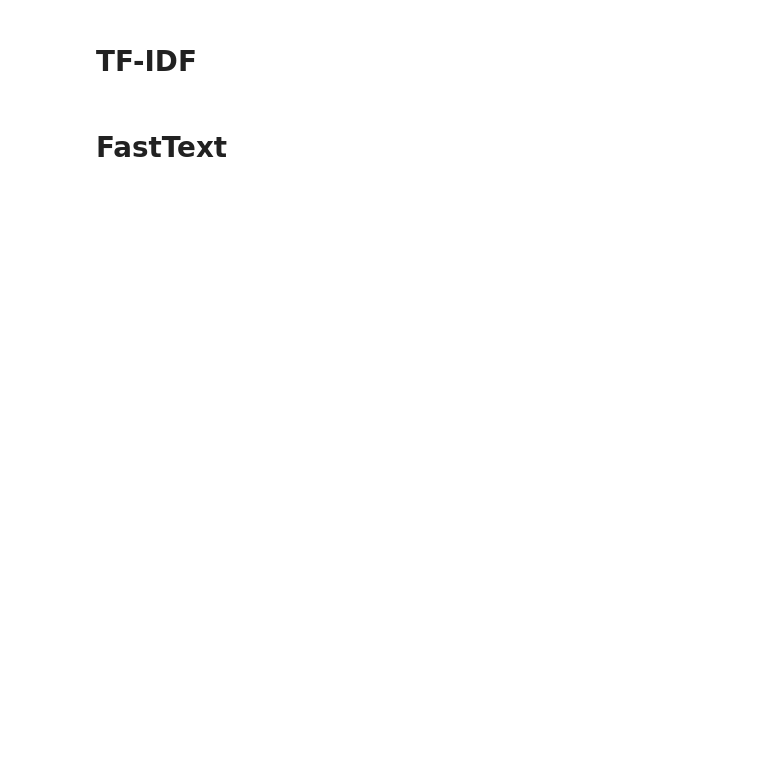
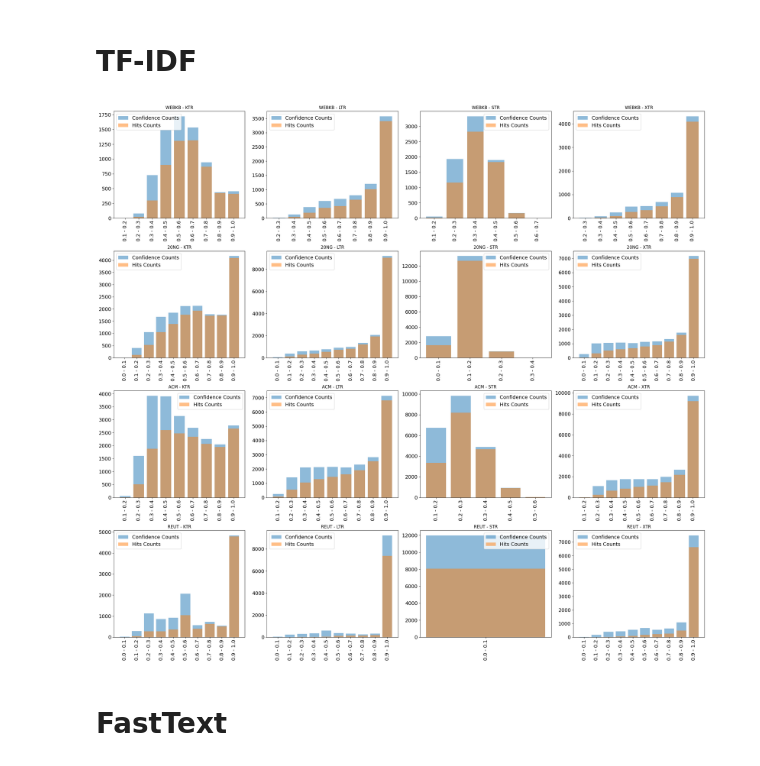
Before and after one commit to warSantos/MS, a Jupyter notebook: analysis/analysis_stacking/hits_by_probs_train.ipynb, the cells around one changed output. Saved outputs shown, nothing was run; the diff lists cells and outputs as text; code cells hidden in the pictures; blank space fills up the shorter version.

```diff
--- a/analysis/analysis_stacking/hits_by_probs_train.ipynb
+++ b/analysis/analysis_stacking/hits_by_probs_train.ipynb
@@ -104,14 +112,16 @@ plt.tight_layout()
 # %%
 CLFS_PLOT = ["ktr", "ltr", "str", "xtr"]
 grid_data = ["webkb", "20ng", "acm", "reut"]
 plt.figure(figsize=(24, 22))
 for plot_idx, (dset, clf) in enumerate(product(grid_data, CLFS_PLOT)):
     plt.subplot(len(grid_data), len(CLFS_PLOT), plot_idx + 1)
-    plot_proba_dist(d_probas, pd_datasets, dset, clf)
+    plot_proba_dist(d_probas, d_labels, dset, clf)
     plt.title(f"{dset.upper()} - {clf.upper()}")
     _ = plt.xticks(fontsize=14)
     _ = plt.yticks(fontsize=14)
 plt.tight_layout()
+# %% [output]
+[figure, added]
 # %% [markdown]
 # FastText
 # %%
```
Also changed, not shown: parts of 10 cells of this notebook, 13 other files.
